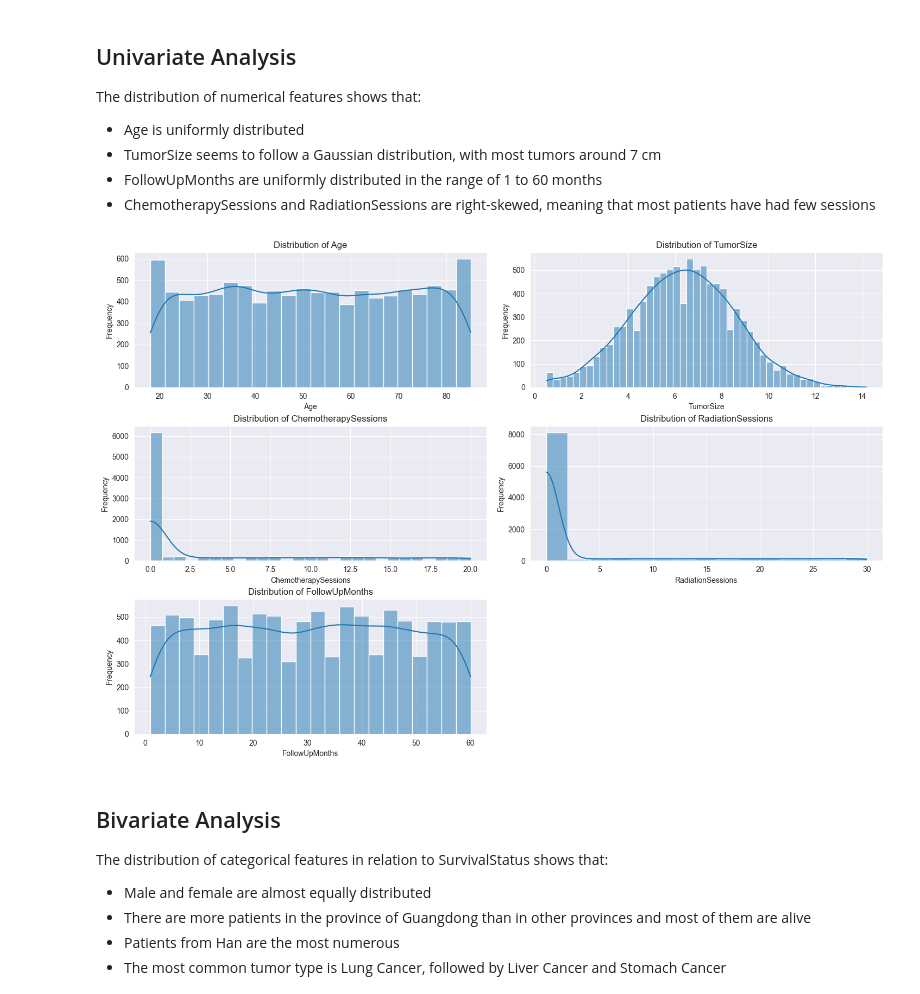
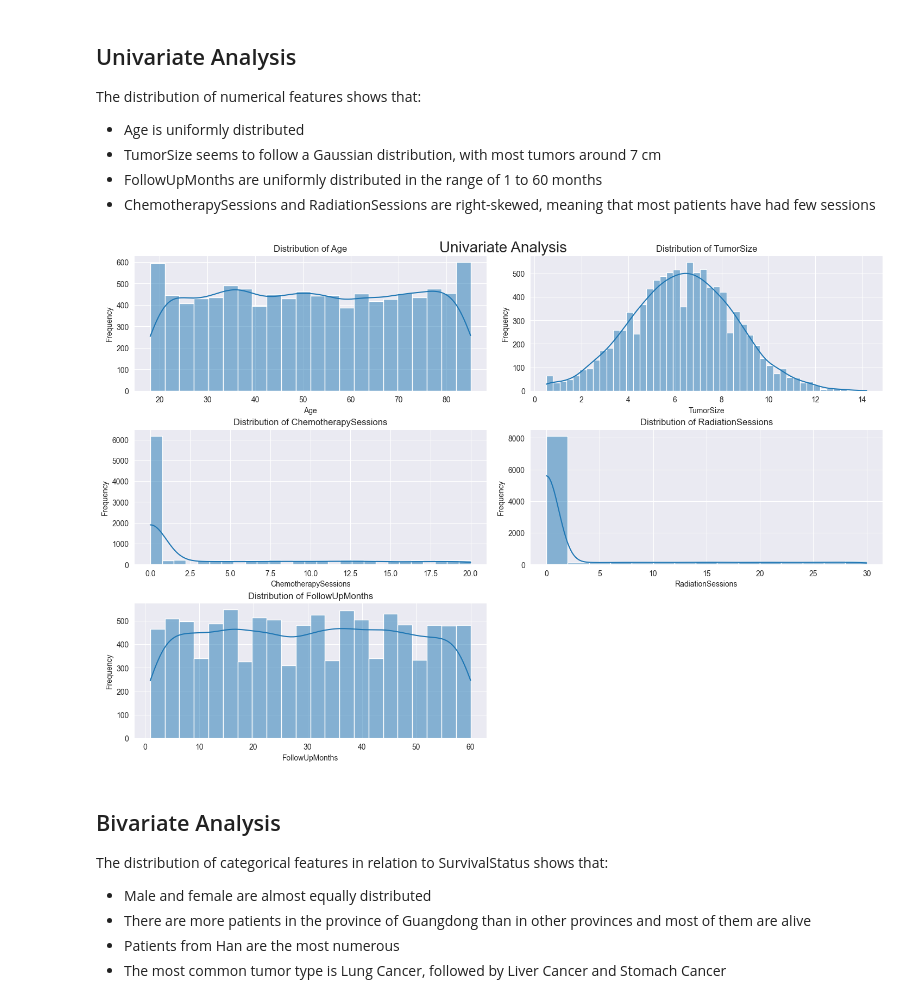
Before and after one commit to llaauurra/ProgettoTesi, a Jupyter notebook: preprocessing.ipynb, the cells around one changed output. Drawn from its saved outputs; the diff is of its cells as text; code cells hidden in the pictures.

Commit message:
Added title for Univariate Analysis plot

```diff
--- a/preprocessing.ipynb
+++ b/preprocessing.ipynb
@@ -159,25 +159,26 @@ The distribution of numerical features shows that:
 # %%
 import matplotlib.pyplot as plt
 import seaborn as sns
 
 continuous_cols = ['Age', 'TumorSize', 'ChemotherapySessions', 'RadiationSessions', 'FollowUpMonths']
 
 fig, axes = plt.subplots(3, 2, figsize=(15, 10)) # Griglia 3x2
 fig.tight_layout(pad = 3) # Per lo spazio tra i grafici
+fig.suptitle(f'Univariate Analysis', fontsize = 20)
 
 axes = axes.flatten()
 
 for i, col in enumerate(continuous_cols):
     sns.histplot(dataset[col], kde = True, ax = axes[i])
     axes[i].set_title(f'Distribution of {col}')
     axes[i].set_xlabel(col)
     axes[i].set_ylabel('Frequency')
 
 fig.delaxes(axes[-1])
 
 plt.show()
 # %% [output]
-[figure, old version]
+[figure, new version]
 # %% [markdown]
 ## Bivariate Analysis
 The distribution of categorical features in relation to SurvivalStatus shows that:
```
